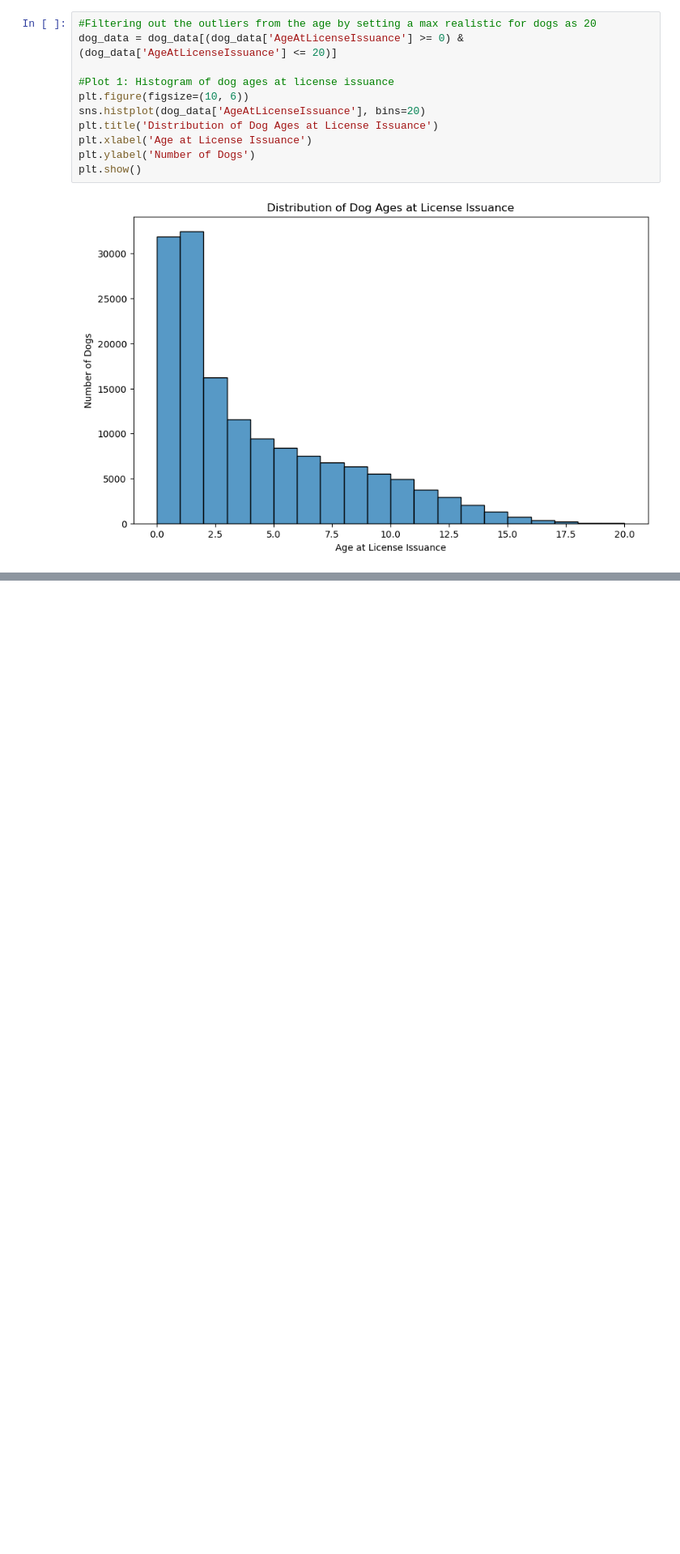
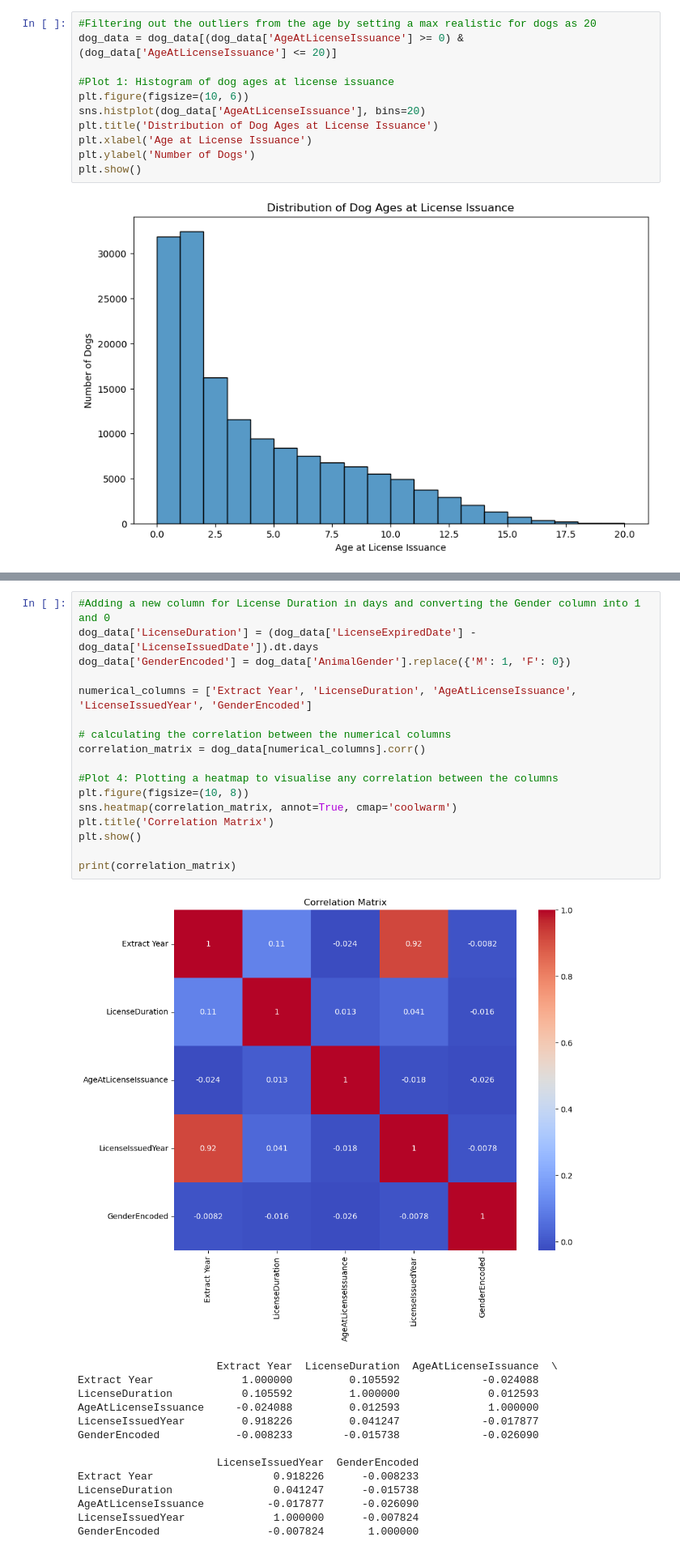
Before and after one commit to csharma01/NYC-Dog-License-Analysis, a Jupyter notebook: Dog_Licenses_NYC_Analysis.ipynb, the cells around one changed output, grey strips where cells are left out. Shown: that part at 81% size. Cells and saved outputs as stored; diff of their text form; blank space fills up the shorter version.

Commit message:
Added a correlation matrix and 2 new columns in the dataset

```diff
--- a/Dog_Licenses_NYC_Analysis.ipynb
+++ b/Dog_Licenses_NYC_Analysis.ipynb
@@ -138,3 +137,35 @@ plt.ylabel('Age at License Issuance')
 plt.show()
 # %% [output]
 [figure]
+# %%
+#Adding a new column for License Duration in days and converting the Gender column into 1 and 0
+dog_data['LicenseDuration'] = (dog_data['LicenseExpiredDate'] - dog_data['LicenseIssuedDate']).dt.days
+dog_data['GenderEncoded'] = dog_data['AnimalGender'].replace({'M': 1, 'F': 0})
+
+numerical_columns = ['Extract Year', 'LicenseDuration', 'AgeAtLicenseIssuance', 'LicenseIssuedYear', 'GenderEncoded']
+
+# calculating the correlation between the numerical columns
+correlation_matrix = dog_data[numerical_columns].corr()
+
+#Plot 4: Plotting a heatmap to visualise any correlation between the columns
+plt.figure(figsize=(10, 8))
+sns.heatmap(correlation_matrix, annot=True, cmap='coolwarm')
+plt.title('Correlation Matrix')
+plt.show()
+
+print(correlation_matrix)
+# %% [output]
+[figure, added]
+                      Extract Year  LicenseDuration  AgeAtLicenseIssuance  \
+Extract Year              1.000000         0.105592             -0.024088
+LicenseDuration           0.105592         1.000000              0.012593
+AgeAtLicenseIssuance     -0.024088         0.012593              1.000000
+LicenseIssuedYear         0.918226         0.041247             -0.017877
+GenderEncoded            -0.008233        -0.015738             -0.026090
+
+                      LicenseIssuedYear  GenderEncoded
+Extract Year                   0.918226      -0.008233
+LicenseDuration                0.041247      -0.015738
+AgeAtLicenseIssuance          -0.017877      -0.026090
+LicenseIssuedYear              1.000000      -0.007824
+GenderEncoded                 -0.007824       1.000000
```
Also changed, not shown: parts of 3 cells of this notebook.
